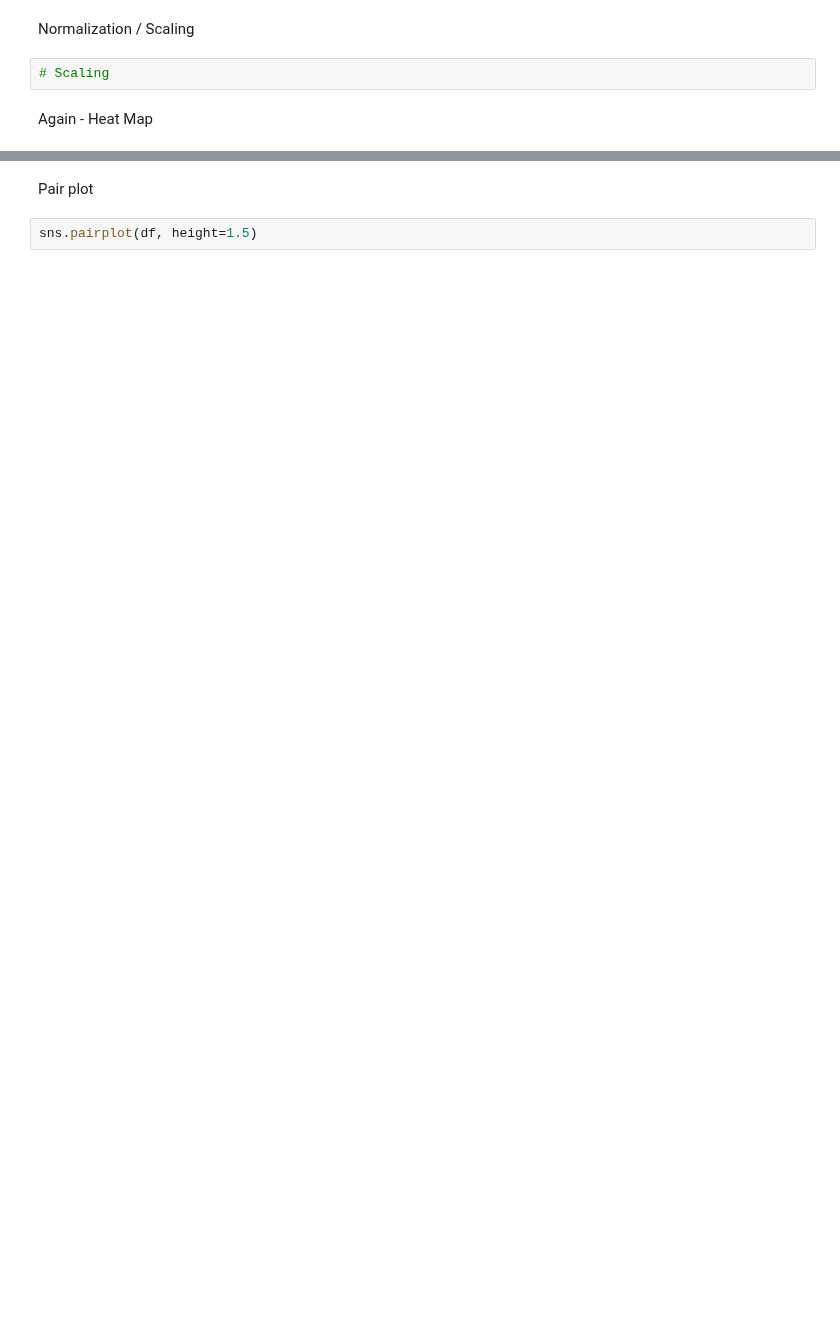
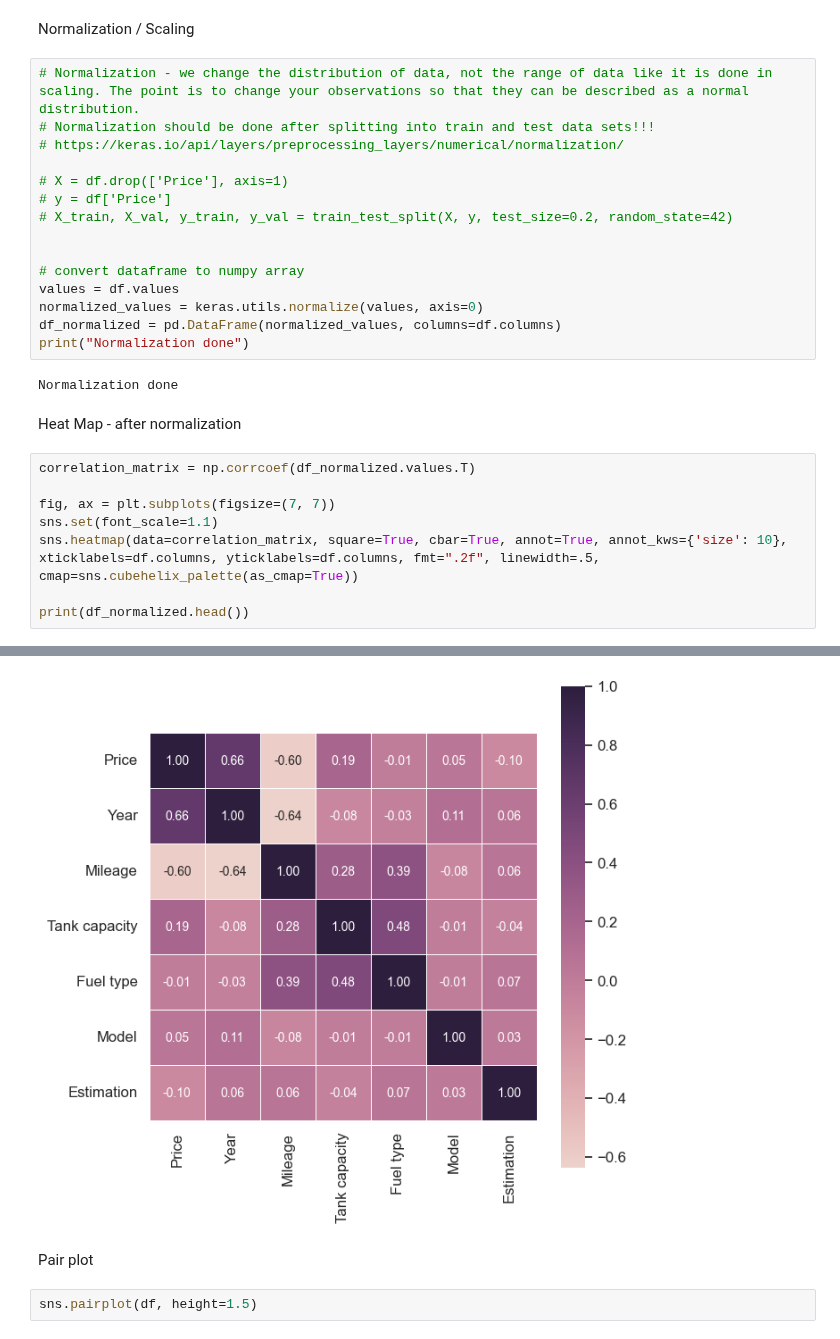
Before and after one commit to PsimonL/AI_Assesment, a Jupyter notebook: main.ipynb, the cells around one changed output, grey strips where cells are left out. Drawn from its saved outputs; the diff is of its cells as text; blank space fills up the shorter version.

```diff
--- a/main.ipynb
+++ b/main.ipynb
@@ -277,6 +255,30 @@ sns.heatmap(data=correlation_matrix, square=True, cbar=True, annot=True, annot_k
 # %% [markdown]
 Normalization / Scaling
-# %%
-# Scaling
-# %% [markdown]
-Again - Heat Map
+# %%
+# Normalization - we change the distribution of data, not the range of data like it is done in scaling. The point is to change your observations so that they can be described as a normal distribution.
+# Normalization should be done after splitting into train and test data sets!!!
+# https://keras.io/api/layers/preprocessing_layers/numerical/normalization/
+
+# X = df.drop(['Price'], axis=1)
+# y = df['Price']
+# X_train, X_val, y_train, y_val = train_test_split(X, y, test_size=0.2, random_state=42)
+
+
+# convert dataframe to numpy array
+values = df.values
+normalized_values = keras.utils.normalize(values, axis=0)
+df_normalized = pd.DataFrame(normalized_values, columns=df.columns)
+print("Normalization done")
+# %% [output]
+Normalization done
+# %% [markdown]
+Heat Map - after normalization
+# %%
+correlation_matrix = np.corrcoef(df_normalized.values.T)
+
+fig, ax = plt.subplots(figsize=(7, 7))
+sns.set(font_scale=1.1)
+sns.heatmap(data=correlation_matrix, square=True, cbar=True, annot=True, annot_kws={'size': 10}, xticklabels=df.columns, yticklabels=df.columns, fmt=".2f", linewidth=.5, cmap=sns.cubehelix_palette(as_cmap=True))
+
+print(df_normalized.head())
+# %% [output]
@@ -283,3 +298,4 @@ Again - Heat Map
+[figure, added]
 # %% [markdown]
 Pair plot
 # %%
```
Also changed, not shown: parts of 22 cells of this notebook.
